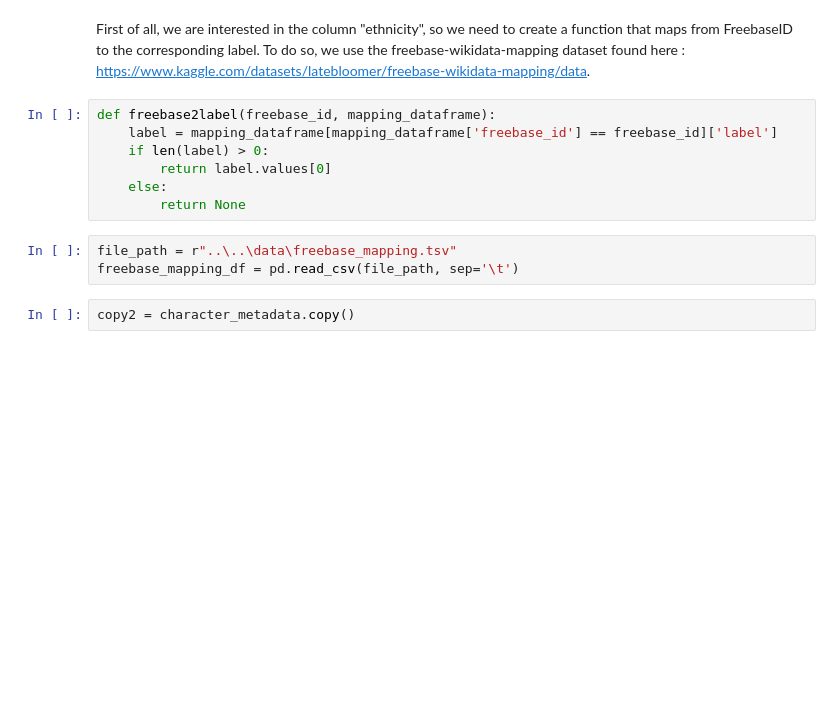
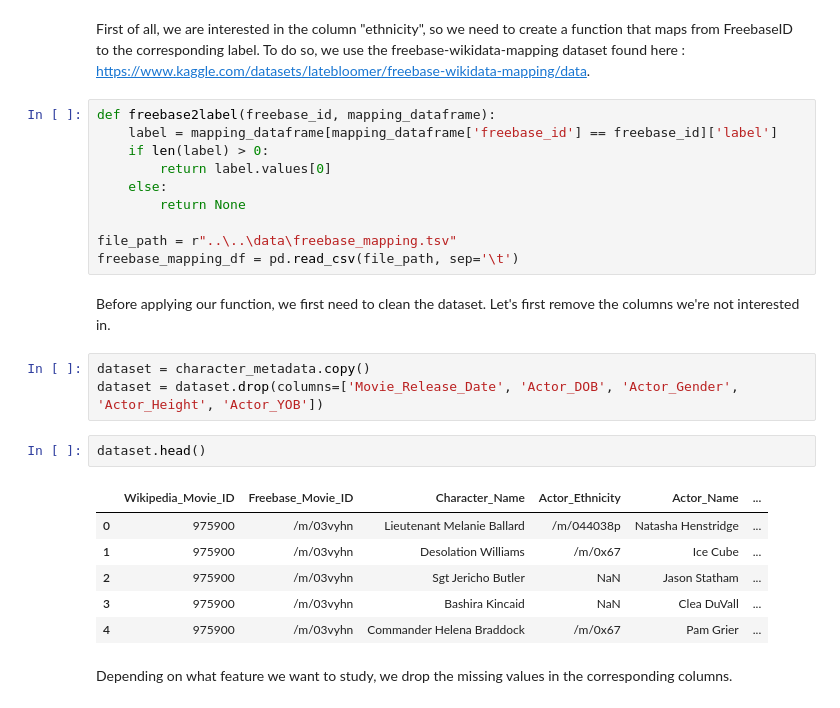
Before and after one commit to epfl-ada/ada-2024-project-adanonymous, a Jupyter notebook: src/utils/preprocessing_louis.ipynb, the cells around one changed output. Saved outputs shown, nothing was run; the diff lists cells and outputs as text; blank space fills up the shorter version.

```diff
--- a/src/utils/preprocessing_louis.ipynb
+++ b/src/utils/preprocessing_louis.ipynb
@@ -166,8 +193,22 @@ def freebase2label(freebase_id, mapping_dataframe):
         return label.values[0]
     else:
         return None
+
+file_path = r"..\..\data\freebase_mapping.tsv"
+freebase_mapping_df = pd.read_csv(file_path, sep='\t')
-# %%
-file_path = r"..\..\data\freebase_mapping.tsv"
-freebase_mapping_df = pd.read_csv(file_path, sep='\t')
-# %%
-copy2 = character_metadata.copy()
+# %% [markdown]
+Before applying our function, we first need to clean the dataset. Let's first remove the columns we're not interested in.
+# %%
+dataset = character_metadata.copy()
+dataset = dataset.drop(columns=['Movie_Release_Date', 'Actor_DOB', 'Actor_Gender', 'Actor_Height', 'Actor_YOB'])
+# %%
+dataset.head()
+# %% [output]
+|  | Wikipedia_Movie_ID | Freebase_Movie_ID | Character_Name | Actor_Ethnicity | Actor_Name | ... |
+| 0 | 975900 | /m/03vyhn | Lieutenant Melanie Ballard | /m/044038p | Natasha Henstridge | ... |
+| 1 | 975900 | /m/03vyhn | Desolation Williams | /m/0x67 | Ice Cube | ... |
+| 2 | 975900 | /m/03vyhn | Sgt Jericho Butler | NaN | Jason Statham | ... |
+| 3 | 975900 | /m/03vyhn | Bashira Kincaid | NaN | Clea DuVall | ... |
+| 4 | 975900 | /m/03vyhn | Commander Helena Braddock | /m/0x67 | Pam Grier | ... |
+# %% [markdown]
+Depending on what feature we want to study, we drop the missing values in the corresponding columns.
```
Also changed, not shown: parts of 17 cells of this notebook.
